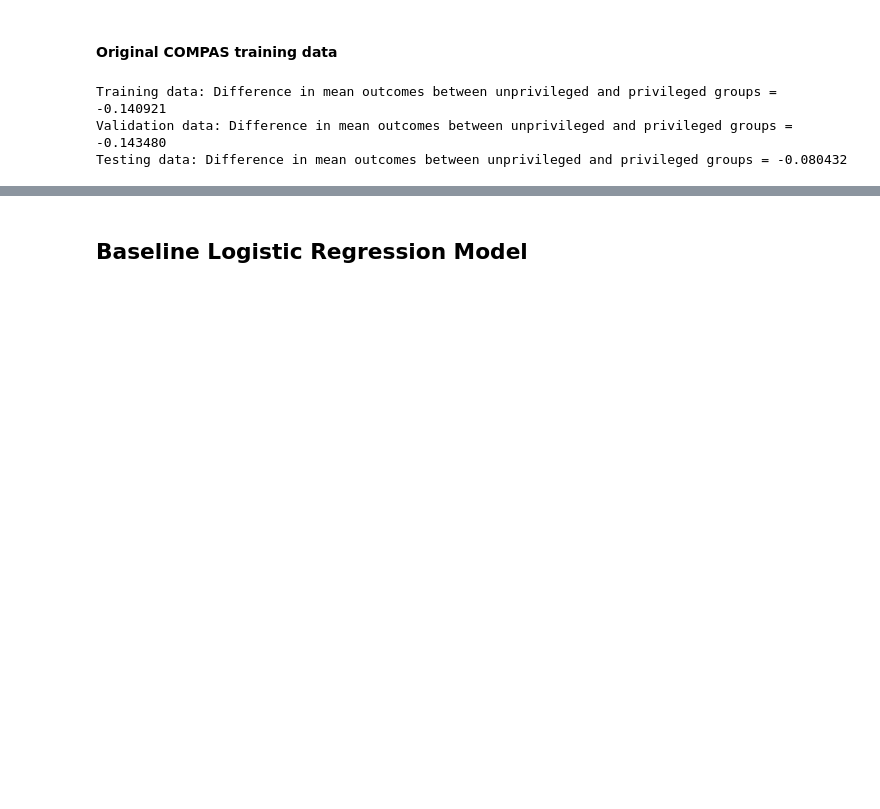
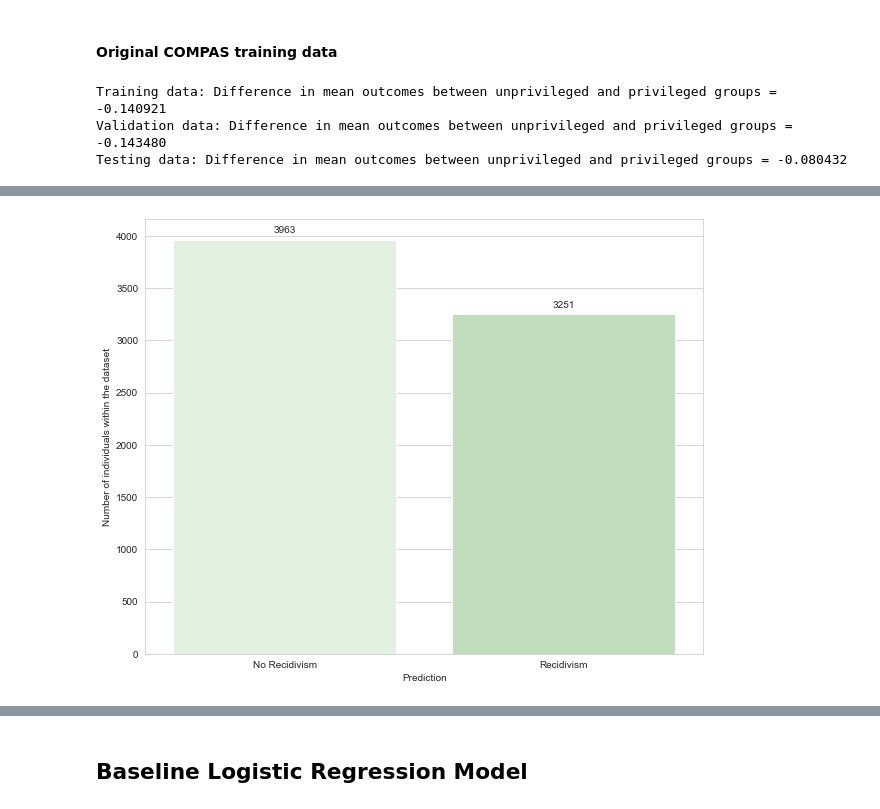
Before and after one commit to megantennies/FYP, a Jupyter notebook: FYP_CODE_LR.ipynb, the cells around one changed output, grey strips where cells are left out. Drawn from its saved outputs; the diff is of its cells as text; code cells hidden in the pictures; blank space fills up the shorter version.

```diff
--- a/FYP_CODE_LR.ipynb
+++ b/FYP_CODE_LR.ipynb
@@ -156,0 +161,5 @@ Testing data: Difference in mean outcomes between unprivileged and privileged gr
+# %%
+dataset = '/Users/megantennies/FYP/data/compas-scores-two-years.csv'
+compas_data = pd.read_csv(dataset)
+compas_data = compas_data[['sex', 'age_cat', 'race', 'priors_count', 'c_charge_degree', 'two_year_recid']]
+compas_data.head()
@@ -156,0 +173,14 @@ Testing data: Difference in mean outcomes between unprivileged and privileged gr
+# %%
+pred_counts = compas_data['two_year_recid'].value_counts()
+plt.figure(figsize = (10, 8))
+ax = sns.barplot(x = pred_counts.index, y = pred_counts.values, palette = sns.color_palette('Greens'))
+for val in ax.patches:
+    ax.annotate(format(val.get_height(), '.0f'), (val.get_x() + val.get_width() / 2., val.get_height()),
+        ha = 'center', va = 'center', xytext = (0, 9), textcoords = 'offset points')
+ax.set_xticklabels(['No Recidivism', 'Recidivism'])
+ax.set_xlabel('Prediction')
+ax.set_ylabel('Number of individuals within the dataset')
+sns.set_style('whitegrid')
+plt.savefig('DA_recid_label', bbox_inches = 'tight')
+# %% [output]
+[figure, added]
```
Also changed, not shown: parts of 45 cells of this notebook, 11 other files.
